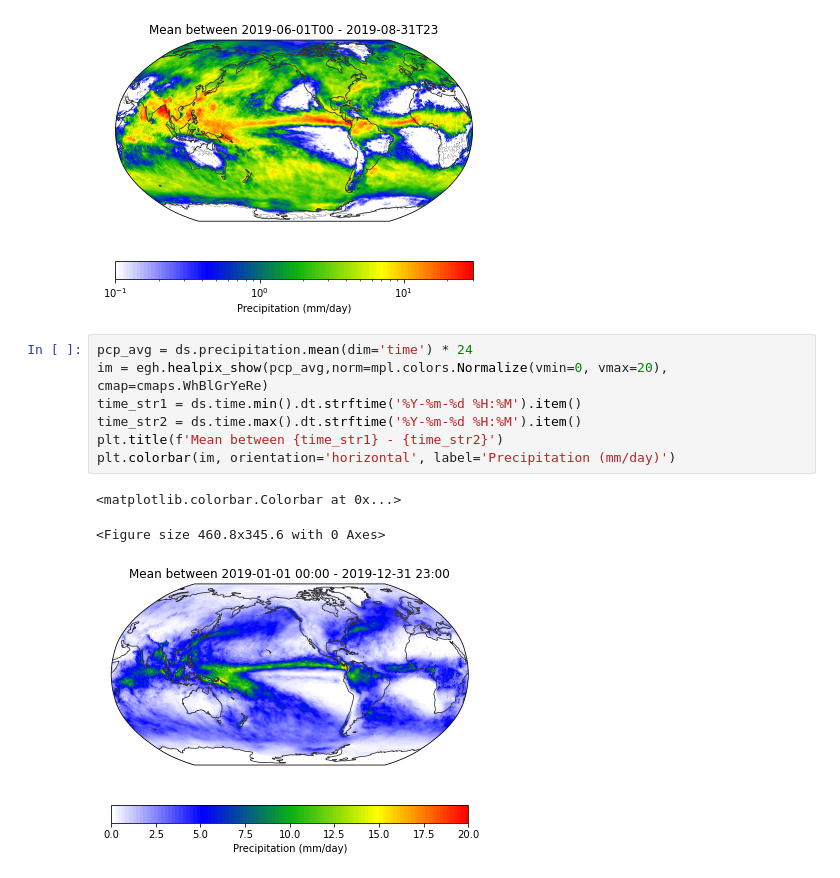
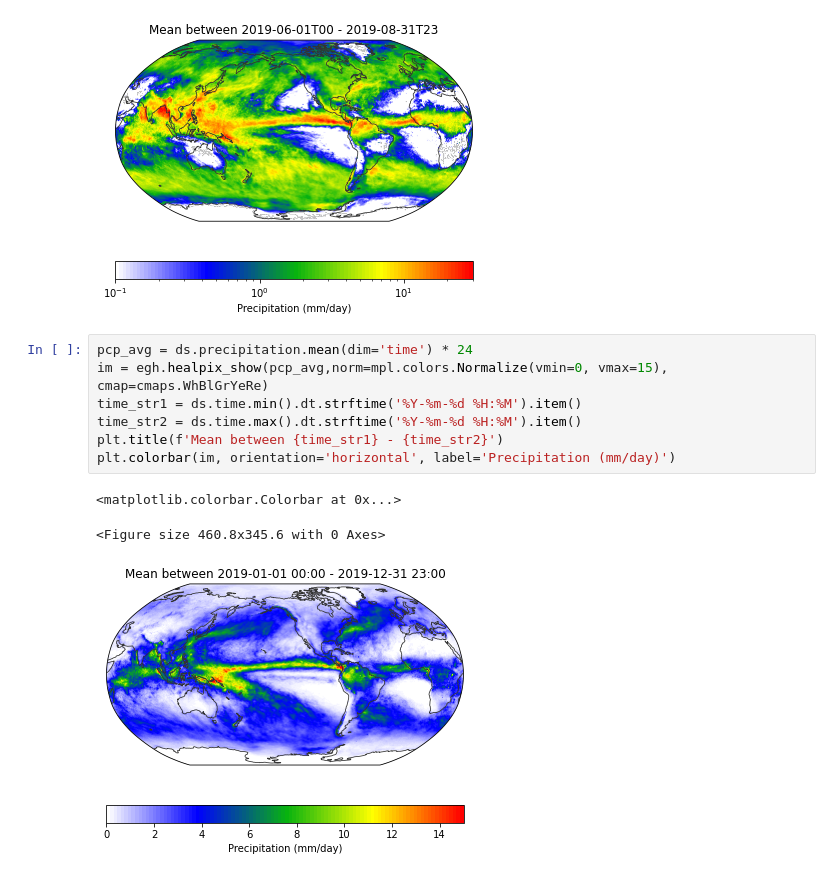
Before and after one commit to WACCEM/healpix-remapping, a Jupyter notebook: notebooks/test_read_imerg_healpix.ipynb, the cells around one changed output. Drawn from its saved outputs; the diff is of its cells as text.

```diff
--- a/notebooks/test_read_imerg_healpix.ipynb
+++ b/notebooks/test_read_imerg_healpix.ipynb
@@ -93,12 +94,12 @@ plt.colorbar(im, orientation='horizontal', label='Precipitation (mm/day)')
 [figure]
 # %%
 pcp_avg = ds.precipitation.mean(dim='time') * 24
-im = egh.healpix_show(pcp_avg,norm=mpl.colors.Normalize(vmin=0, vmax=20), cmap=cmaps.WhBlGrYeRe)
+im = egh.healpix_show(pcp_avg,norm=mpl.colors.Normalize(vmin=0, vmax=15), cmap=cmaps.WhBlGrYeRe)
 time_str1 = ds.time.min().dt.strftime('%Y-%m-%d %H:%M').item()
 time_str2 = ds.time.max().dt.strftime('%Y-%m-%d %H:%M').item()
 plt.title(f'Mean between {time_str1} - {time_str2}')
 plt.colorbar(im, orientation='horizontal', label='Precipitation (mm/day)')
 # %% [output]
 <matplotlib.colorbar.Colorbar at 0x...>
 <Figure size 460.8x345.6 with 0 Axes>
-[figure, old version]
+[figure, new version]
```
Also changed, not shown: parts of 2 cells of this notebook, 7 other files.
